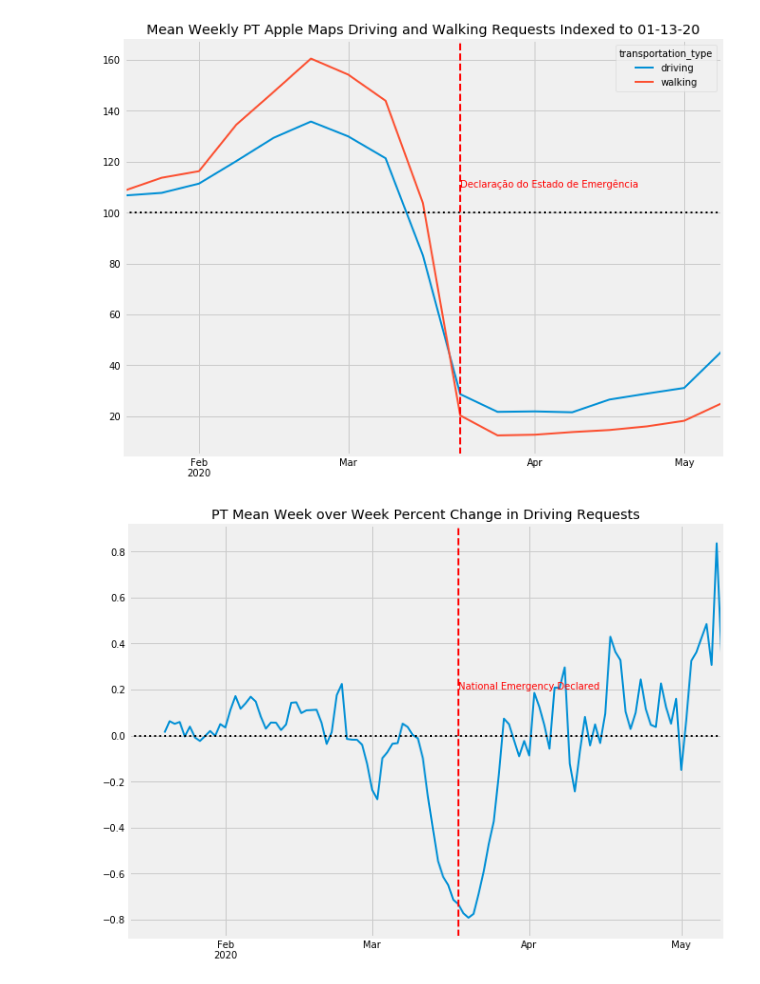
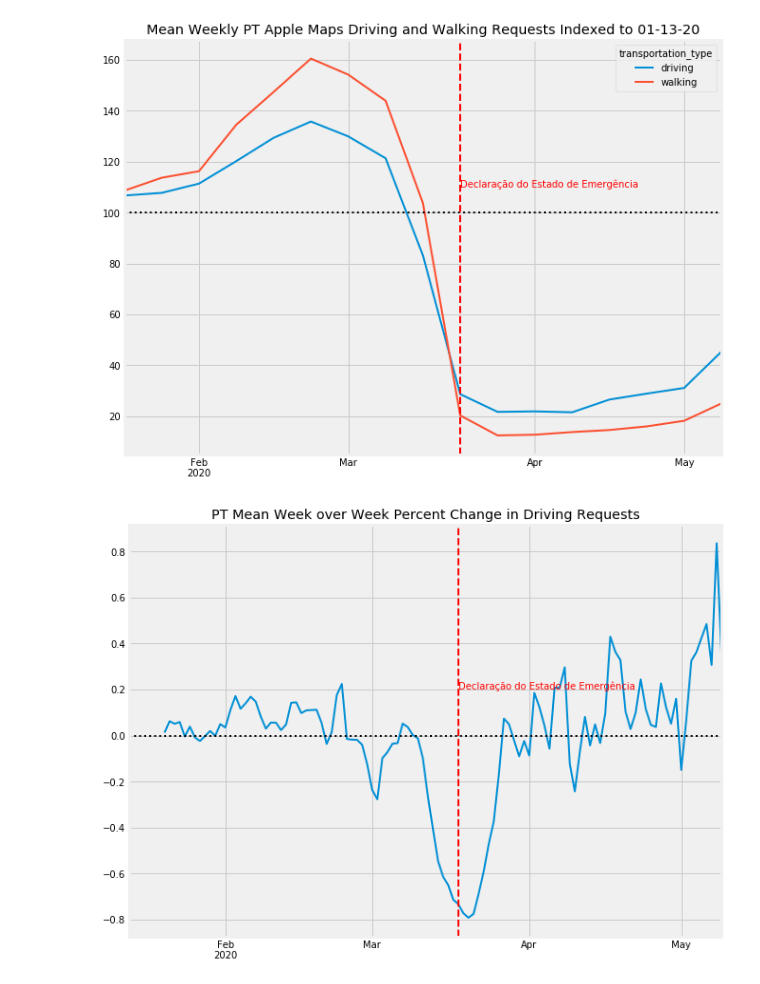
Before and after one commit to rafapsm/epidemiologia, a Jupyter notebook: Projeto_Covid19/DadosPT.ipynb, the cells around one changed output. Drawn from its saved outputs; the diff is of its cells as text; code cells hidden in the pictures.

```diff
--- a/Projeto_Covid19/DadosPT.ipynb
+++ b/Projeto_Covid19/DadosPT.ipynb
@@ -86,7 +86,7 @@ ax1 = plt.annotate("Declaração do Estado de Emergência", ('2020-03-18', 110),
 # %%
 _ = countries.loc['2020-01-13': ,'Portugal'].pct_change(7).mean(axis=1).plot(figsize=(10,8), lw=2, title='PT Mean Week over Week Percent Change in Driving Requests')
 _ = plt.axhline(0, ls=':', lw=2, c='black')
 _ = plt.axvline('2020-03-18', c='red', lw=2, ls='--')
-_ = plt.annotate("National Emergency Declared", ('2020-03-18', .2), c='red')
+_ = plt.annotate("Declaração do Estado de Emergência", ('2020-03-18', .2), c='red')
 # %% [output]
-[figure, old version]
+[figure, new version]
```
